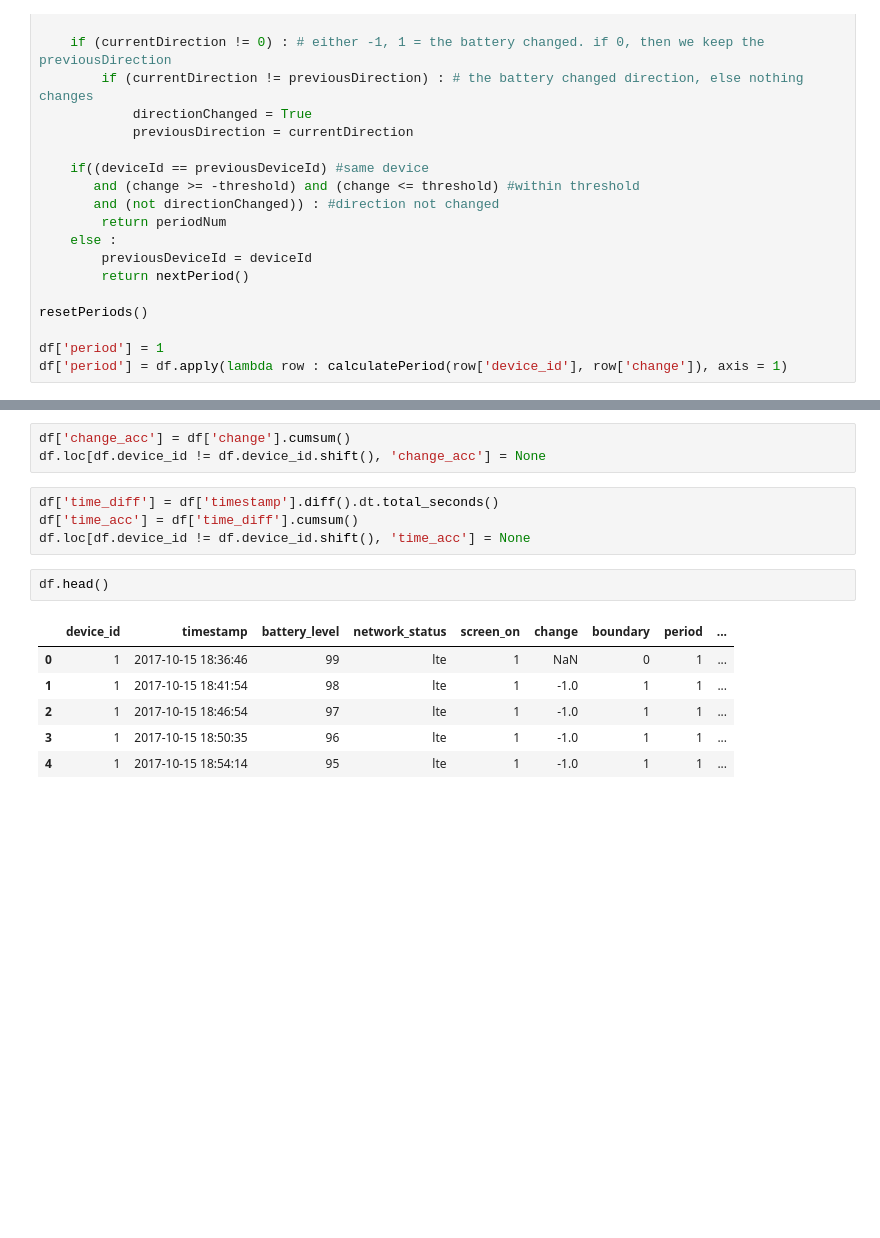
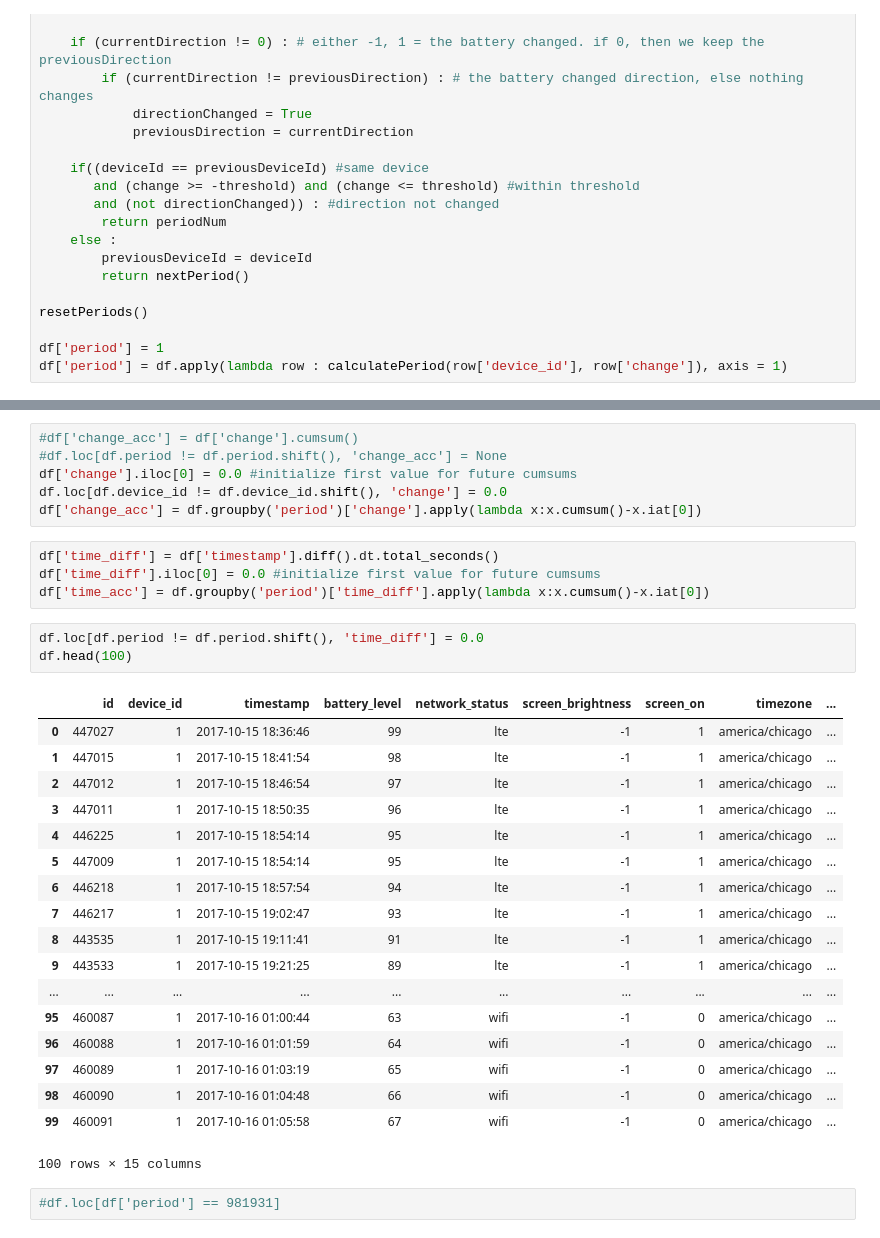
Before and after one commit to greenhub-project/notebooks, a Jupyter notebook: notebooks/Samples.ipynb, the cells around one changed output, grey strips where cells are left out. Saved outputs shown, nothing was run; the diff lists cells and outputs as text; blank space fills up the shorter version.

Commit message:
notebooks to clean data on several tables

```diff
--- a/notebooks/Samples.ipynb
+++ b/notebooks/Samples.ipynb
@@ -139,17 +146,35 @@ df.head(10)
-# %%
-df['change_acc'] = df['change'].cumsum()
-df.loc[df.device_id != df.device_id.shift(), 'change_acc'] = None
-# %%
-df['time_diff'] = df['timestamp'].diff().dt.total_seconds()
-df['time_acc'] = df['time_diff'].cumsum()
-df.loc[df.device_id != df.device_id.shift(), 'time_acc'] = None
-# %%
-df.head()
-# %% [output]
-|  | device_id | timestamp | battery_level | network_status | screen_on | change | boundary | period | ... |
-| 0 | 1 | 2017-10-15 18:36:46 | 99 | lte | 1 | NaN | 0 | 1 | ... |
-| 1 | 1 | 2017-10-15 18:41:54 | 98 | lte | 1 | -1.0 | 1 | 1 | ... |
-| 2 | 1 | 2017-10-15 18:46:54 | 97 | lte | 1 | -1.0 | 1 | 1 | ... |
-| 3 | 1 | 2017-10-15 18:50:35 | 96 | lte | 1 | -1.0 | 1 | 1 | ... |
-| 4 | 1 | 2017-10-15 18:54:14 | 95 | lte | 1 | -1.0 | 1 | 1 | ... |
+# %%
+#df['change_acc'] = df['change'].cumsum()
+#df.loc[df.period != df.period.shift(), 'change_acc'] = None
+df['change'].iloc[0] = 0.0 #initialize first value for future cumsums
+df.loc[df.device_id != df.device_id.shift(), 'change'] = 0.0
+df['change_acc'] = df.groupby('period')['change'].apply(lambda x:x.cumsum()-x.iat[0])
+# %%
+df['time_diff'] = df['timestamp'].diff().dt.total_seconds()
+df['time_diff'].iloc[0] = 0.0 #initialize first value for future cumsums
+df['time_acc'] = df.groupby('period')['time_diff'].apply(lambda x:x.cumsum()-x.iat[0])
+# %%
+df.loc[df.period != df.period.shift(), 'time_diff'] = 0.0
+df.head(100)
+# %% [output]
+|  | id | device_id | timestamp | battery_level | network_status | screen_brightness | screen_on | timezone | ... |
+| 0 | 447027 | 1 | 2017-10-15 18:36:46 | 99 | lte | -1 | 1 | america/chicago | ... |
+| 1 | 447015 | 1 | 2017-10-15 18:41:54 | 98 | lte | -1 | 1 | america/chicago | ... |
+| 2 | 447012 | 1 | 2017-10-15 18:46:54 | 97 | lte | -1 | 1 | america/chicago | ... |
+| 3 | 447011 | 1 | 2017-10-15 18:50:35 | 96 | lte | -1 | 1 | america/chicago | ... |
+| 4 | 446225 | 1 | 2017-10-15 18:54:14 | 95 | lte | -1 | 1 | america/chicago | ... |
+| 5 | 447009 | 1 | 2017-10-15 18:54:14 | 95 | lte | -1 | 1 | america/chicago | ... |
+| 6 | 446218 | 1 | 2017-10-15 18:57:54 | 94 | lte | -1 | 1 | america/chicago | ... |
+| 7 | 446217 | 1 | 2017-10-15 19:02:47 | 93 | lte | -1 | 1 | america/chicago | ... |
+| 8 | 443535 | 1 | 2017-10-15 19:11:41 | 91 | lte | -1 | 1 | america/chicago | ... |
+| 9 | 443533 | 1 | 2017-10-15 19:21:25 | 89 | lte | -1 | 1 | america/chicago | ... |
+| ... | ... | ... | ... | ... | ... | ... | ... | ... | ... |
+| 95 | 460087 | 1 | 2017-10-16 01:00:44 | 63 | wifi | -1 | 0 | america/chicago | ... |
+| 96 | 460088 | 1 | 2017-10-16 01:01:59 | 64 | wifi | -1 | 0 | america/chicago | ... |
+| 97 | 460089 | 1 | 2017-10-16 01:03:19 | 65 | wifi | -1 | 0 | america/chicago | ... |
+| 98 | 460090 | 1 | 2017-10-16 01:04:48 | 66 | wifi | -1 | 0 | america/chicago | ... |
+| 99 | 460091 | 1 | 2017-10-16 01:05:58 | 67 | wifi | -1 | 0 | america/chicago | ... |
+100 rows × 15 columns
+# %%
+#df.loc[df['period'] == 981931]
 # %%
```
Also changed, not shown: parts of 6 cells of this notebook, 6 other files.
